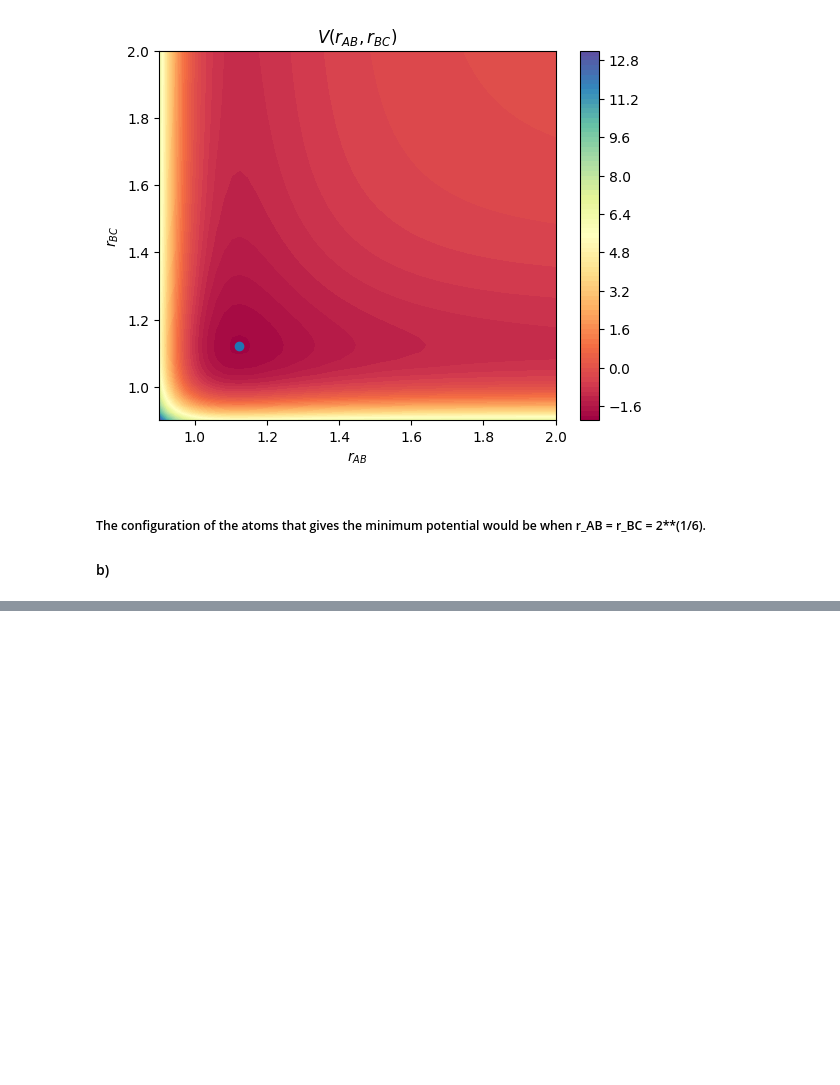
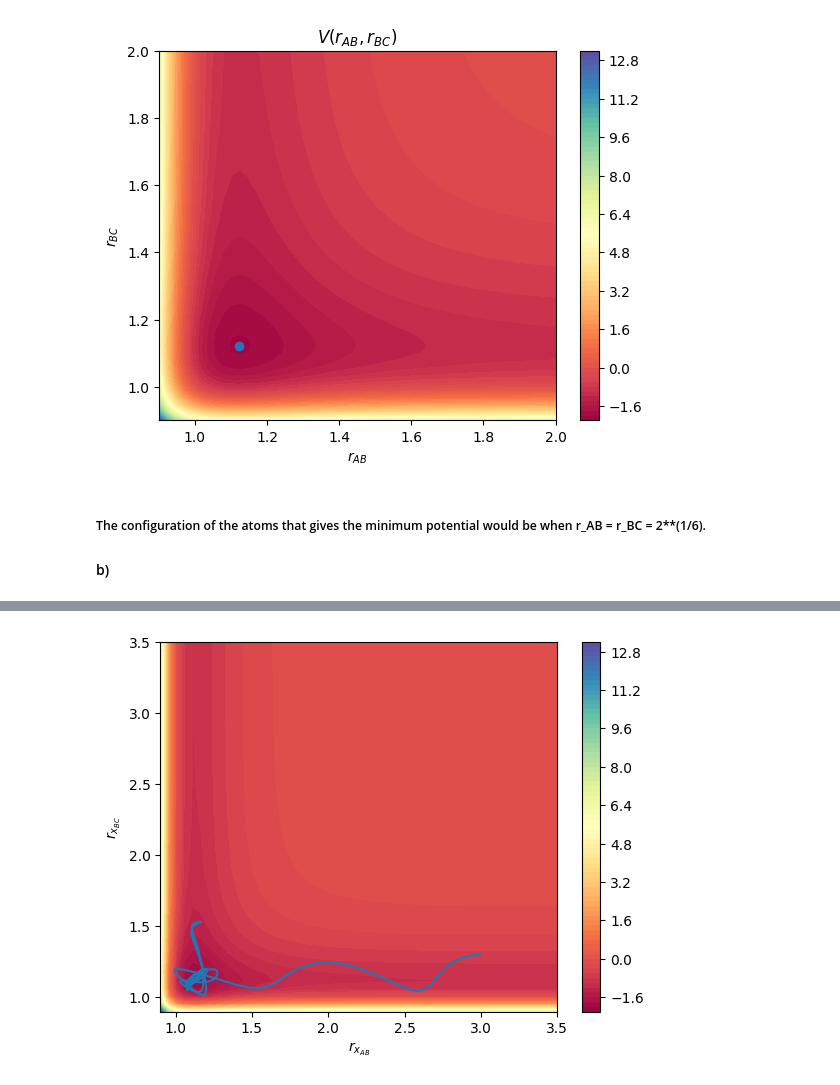
Before and after one commit to Icho2/Computational_Chemistry, a Jupyter notebook: Molecular_Dynamics.ipynb, the cells around one changed output, grey strips where cells are left out. Saved outputs shown, nothing was run; the diff lists cells and outputs as text; code cells hidden in the pictures; blank space fills up the shorter version.

```diff
--- a/Molecular_Dynamics.ipynb
+++ b/Molecular_Dynamics.ipynb
@@ -261,0 +194,79 @@ AttributeError: 'numpy.ndarray' object has no attribute 'plot'
+# %%
+def bond_lengths(particle_index, pos):
+    r = [[0 for _ in range(len(pos))] for _ in range(len(pos))]
+    for j in range(len(pos)):
+        xij = pos[particle_index][0][-1] - pos[j][0][-1]
+        yij = pos[particle_index][1][-1] - pos[j][1][-1]
+        zij = pos[particle_index][2][-1] - pos[j][2][-1]
+        r[particle_index][j] = np.sqrt(xij**2 + yij**2 + zij**2)
+    return r
+
+def lj_3d(particle_index, pos, r, sigma=1.0, epsilon=1.0):
+    #the force vector containing all 3D forces acting on a specified particle
+    f = [0, 0, 0]
+    for i in range(len(pos)):
+        if i != particle_index and r[particle_index][i] != 0:
+                f[0] += -(pos[particle_index][0][-1] - pos[i][0][-1])*((24*epsilon*(sigma**6))/(r[particle_index][i]**8))*(1 - 2*((sigma/r[particle_index][i])**6))
+                f[1] += -(pos[particle_index][1][-1] - pos[i][1][-1])*((24*epsilon*(sigma**6))/(r[particle_index][i]**8))*(1 - 2*((sigma/r[particle_index][i])**6))
+                f[2] += -(pos[particle_index][2][-1] - pos[i][2][-1])*((24*epsilon*(sigma**6))/(r[particle_index][i]**8))*(1 - 2*((sigma/r[particle_index][i])**6))
+    return f
+
+def multiple_atoms_Verlet(pos, vel, h, end_time, m):
+    t = [0]
+    # r = [[0 for _ in range(len(pos))] for _ in range(len(pos))]
+
+    while t[-1] < end_time:
+        for i in range(len(pos)):
+            #Compute all of our r_ij b/c we need them for computing F
+            r = bond_lengths(i, pos)
+            f = lj_3d(i, pos, r)
+
+            # step 1: calculate
+            pos[i][0].append(pos[i][0][-1] + (h*vel[i][0][-1]) + (((h**2)*f[0])/(2*m[i])))#x1(k+1)
+            pos[i][1].append(pos[i][1][-1] + (h*vel[i][1][-1]) + (((h**2)*f[1])/(2*m[i])))#y1(k+1)
+            pos[i][2].append(pos[i][2][-1] + (h*vel[i][2][-1]) + (((h**2)*f[2])/(2*m[i])))#z1(k+1)
+
+        # step 2: evaluate
+        for i in range(len(pos)):
+            # Because we have computed new positions for each particle, we must re-compute our new bond lengths.
+            r = bond_lengths(i, pos)
+            f_new = lj_3d(i, pos, r)
+            # step 3: calculate
+            vel[i][0].append(vel[i][0][-1] + ((h/(2*m[i])) * (f[0] + f_new[0])))
+            vel[i][1].append(vel[i][1][-1] + ((h/(2*m[i])) * (f[1] + f_new[1])))
+            vel[i][2].append(vel[i][2][-1] + ((h/(2*m[i])) * (f[2] + f_new[2])))
+        t.append(t[-1] + h)
+    return t, pos, vel
+
+A = [[-3.0], [0.0], [0.0]]
+B = [[0.0], [0.0], [0.0]] #format particle name = [[x], [y], [z]]
+C = [[1.3], [0.0], [0.0]]
+pos = [A, B, C]
+A_v = [[1.0], [0.0], [0.0]]
+B_v = [[0.0], [0.0], [0.0]] #format {particle name}_v  = [[v_x], [v_y], [v_z]]
+C_v = [[0.0], [0.0], [0.0]]
+vel = [A_v, B_v, C_v]
+h = 0.01 # homework step size diverges ?
+m = [1, 1, 1]
+end_time = 10
+
+t, pos, vel = multiple_atoms_Verlet(pos, vel, h, end_time, m)
+
+A_x = np.array(pos[0][0])
+B_x = np.array(pos[1][0])
+C_x = np.array(pos[2][0])
+
+r_AB_x = np.abs(A_x - B_x)
+r_BC_x = np.abs(B_x - C_x)
+r_AC_x = np.abs(A_x - C_x)
+
+r_AB = np.linspace(0.9,3.5)
+r_BC = np.linspace(0.9,3.5)
+rAB, rBC,= np.meshgrid(r_AB, r_BC)
+V_AB_BC = V(rAB) + V(rBC) + V(rAB + rBC)
+plt.contourf(rAB, rBC, V_AB_BC, levels=100, cmap='Spectral')
+plt.colorbar()
+plt.plot(r_AB_x, r_BC_x)
+plt.xlabel("$r_{x_{AB}}$");plt.ylabel("$r_{x_{BC}}$");plt.show()
+# %% [output]
+[figure, added]
```
Also changed, not shown: parts of 8 cells of this notebook.
